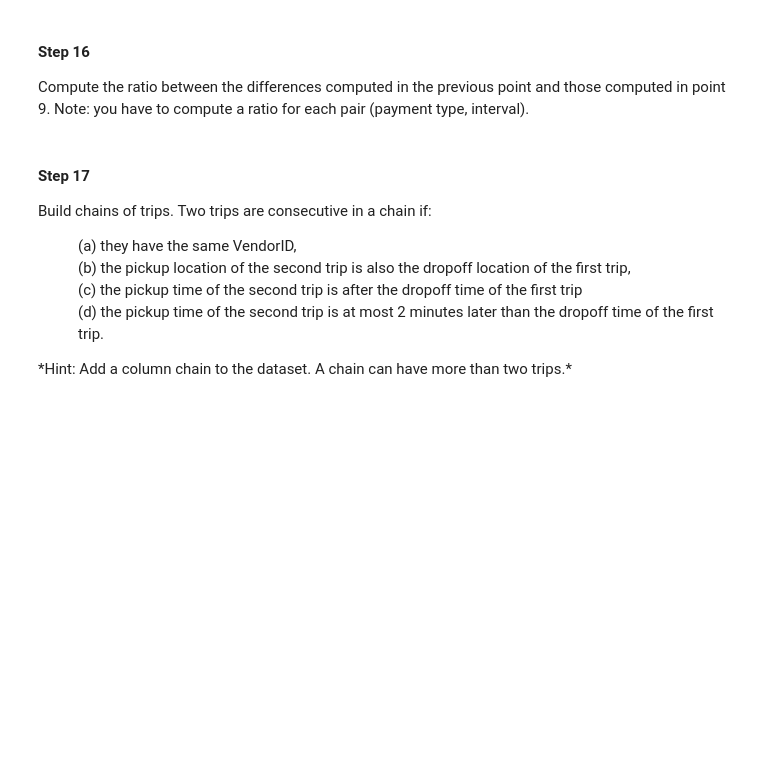
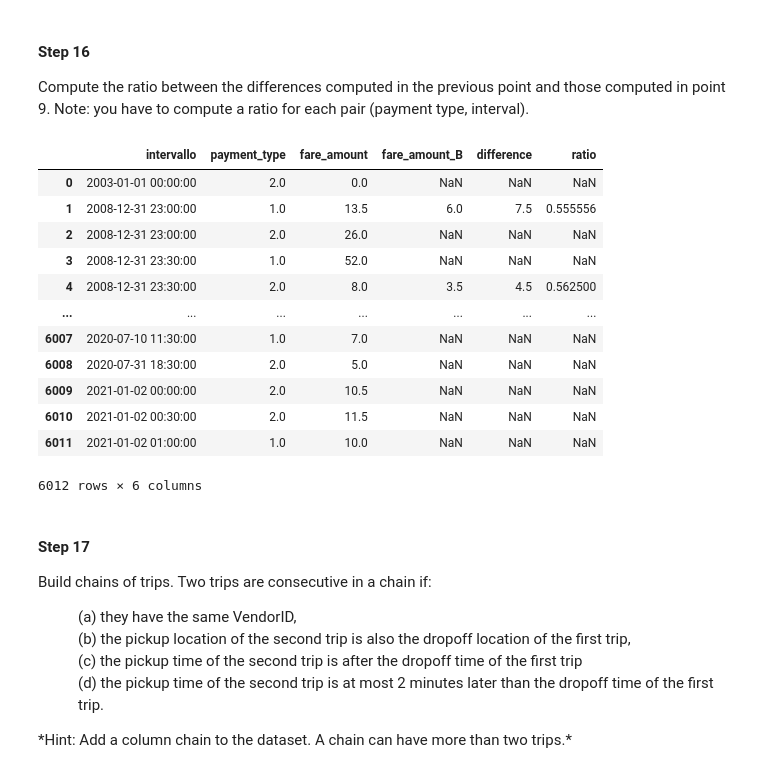
Before and after one commit to Cova18/Fondamenti-di-Informatica, a Jupyter notebook: Proggetto_Informatica.ipynb, the cells around one changed output. Saved outputs shown, nothing was run; the diff lists cells and outputs as text; code cells hidden in the pictures; blank space fills up the shorter version.

Commit message:
aggiunto codice completo

```diff
--- a/Proggetto_Informatica.ipynb
+++ b/Proggetto_Informatica.ipynb
@@ -257,3 +257,8 @@ common_pay_int
 # %% [markdown]
 #### Step 15
 Compute the difference of the average fare amount computed in the previous point with those computed at point 9.
+# %%
+difference = df_pay_int.merge(common_pay_int,how = "left", on=["payment_type","intervallo"], suffixes=("", "_B"))
+#ho aggiunto argomento a merge, how left per non perdermi righe cosi anche se NaN
+difference["difference"] = difference["fare_amount"] - difference["fare_amount_B"]
+difference
@@ -260,6 +279,23 @@ Compute the difference of the average fare amount computed in the previous point
 # %% [markdown]
 #### Step 16
 Compute the ratio between the differences computed in the previous point and those computed in point 9. Note: you have to compute a ratio for each pair (payment type, interval).
+# %%
+difference["ratio"] = difference["difference"]/difference["fare_amount"]
+difference
+# %% [output]
+|  | intervallo | payment_type | fare_amount | fare_amount_B | difference | ratio |
+| 0 | 2003-01-01 00:00:00 | 2.0 | 0.0 | NaN | NaN | NaN |
+| 1 | 2008-12-31 23:00:00 | 1.0 | 13.5 | 6.0 | 7.5 | 0.555556 |
+| 2 | 2008-12-31 23:00:00 | 2.0 | 26.0 | NaN | NaN | NaN |
+| 3 | 2008-12-31 23:30:00 | 1.0 | 52.0 | NaN | NaN | NaN |
+| 4 | 2008-12-31 23:30:00 | 2.0 | 8.0 | 3.5 | 4.5 | 0.562500 |
+| ... | ... | ... | ... | ... | ... | ... |
+| 6007 | 2020-07-10 11:30:00 | 1.0 | 7.0 | NaN | NaN | NaN |
+| 6008 | 2020-07-31 18:30:00 | 2.0 | 5.0 | NaN | NaN | NaN |
+| 6009 | 2021-01-02 00:00:00 | 2.0 | 10.5 | NaN | NaN | NaN |
+| 6010 | 2021-01-02 00:30:00 | 2.0 | 11.5 | NaN | NaN | NaN |
+| 6011 | 2021-01-02 01:00:00 | 1.0 | 10.0 | NaN | NaN | NaN |
+6012 rows × 6 columns
 # %% [markdown]
 #### Step 17
 Build chains of trips. Two trips are consecutive in a chain if:
```
Also changed, not shown: parts of 2 cells of this notebook.
